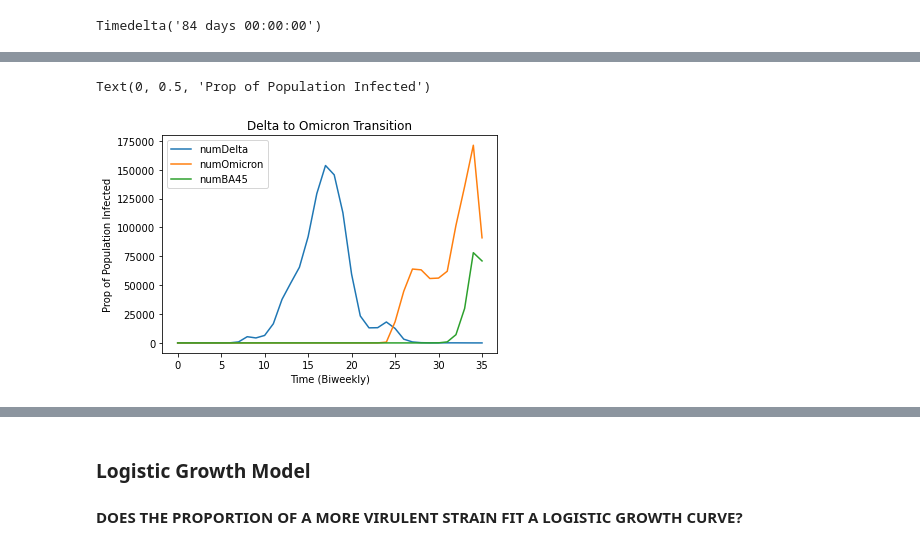
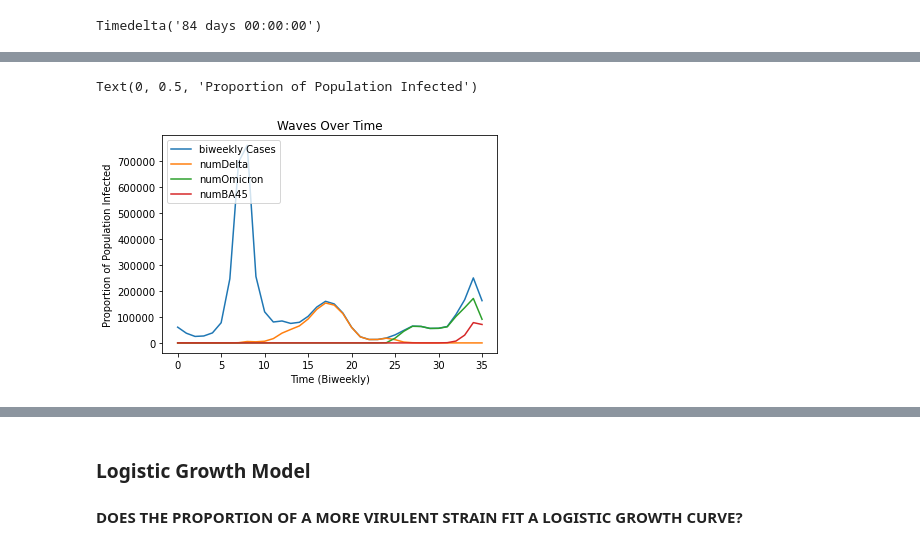
Before and after one commit to JennyHuang19/DOMATH_2022_COVID_MODELING, a Jupyter notebook: is_beta_wave_consistent.ipynb, the cells around one changed output, grey strips where cells are left out. Cells and saved outputs as stored; diff of their text form; code cells hidden in the pictures.

```diff
--- a/is_beta_wave_consistent.ipynb
+++ b/is_beta_wave_consistent.ipynb
@@ -290,12 +310,13 @@ Timedelta('84 days 00:00:00')
 # %%
 fig, ax = plt.subplots()
+ax.plot(covid_vc["biweeklyCases"], label='biweekly Cases')
 ax.plot(covid_vc["numDelta"], label='numDelta')
 ax.plot(covid_vc["numOmicron"], label='numOmicron')
 ax.plot(covid_vc["numBA45"], label='numBA45')
 legend = ax.legend(loc='upper left')
-plt.title('Delta to Omicron Transition')
+plt.title('Waves Over Time')
 plt.xlabel('Time (Biweekly)')
-plt.ylabel('Prop of Population Infected')
+plt.ylabel('Proportion of Population Infected')
 # %% [output]
-Text(0, 0.5, 'Prop of Population Infected')
+Text(0, 0.5, 'Proportion of Population Infected')
-[figure, old version]
+[figure, new version]
```
Also changed, not shown: parts of 19 cells of this notebook.
